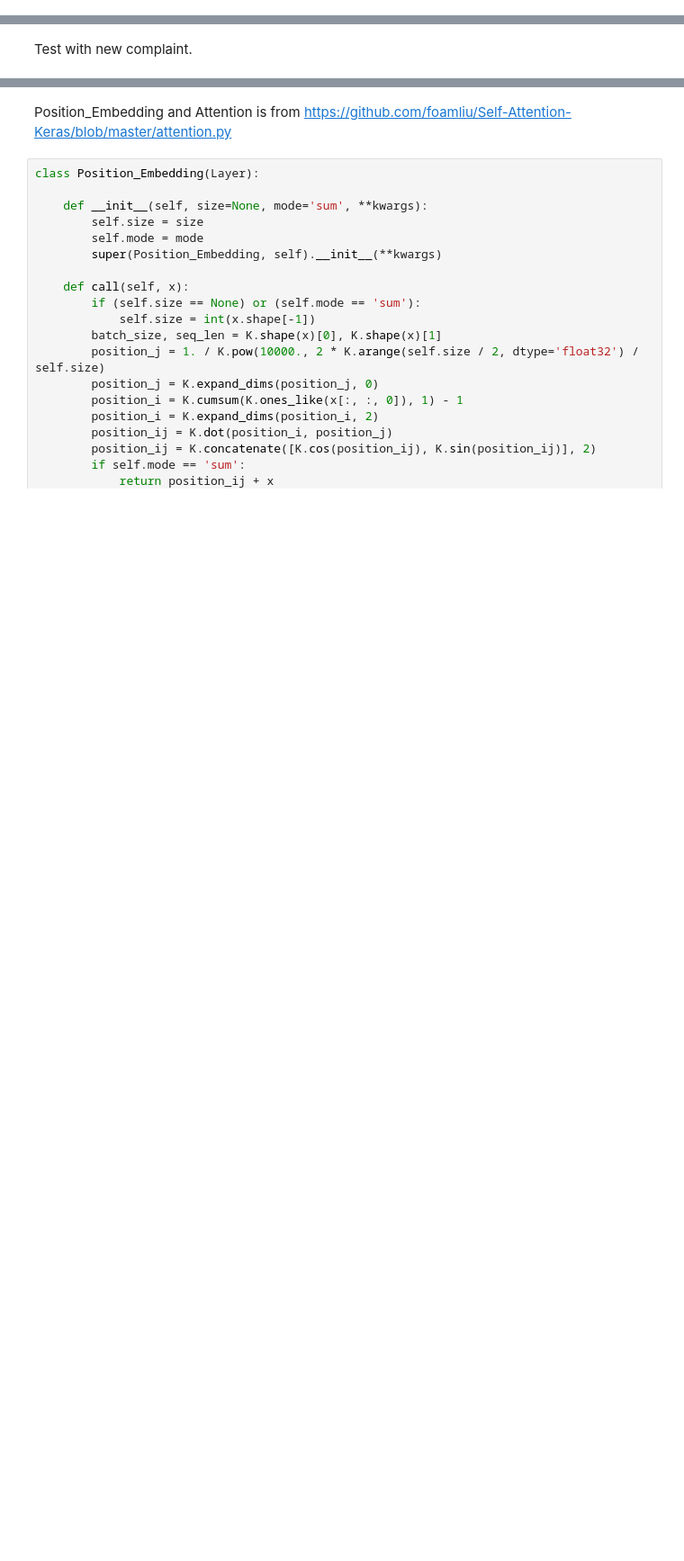
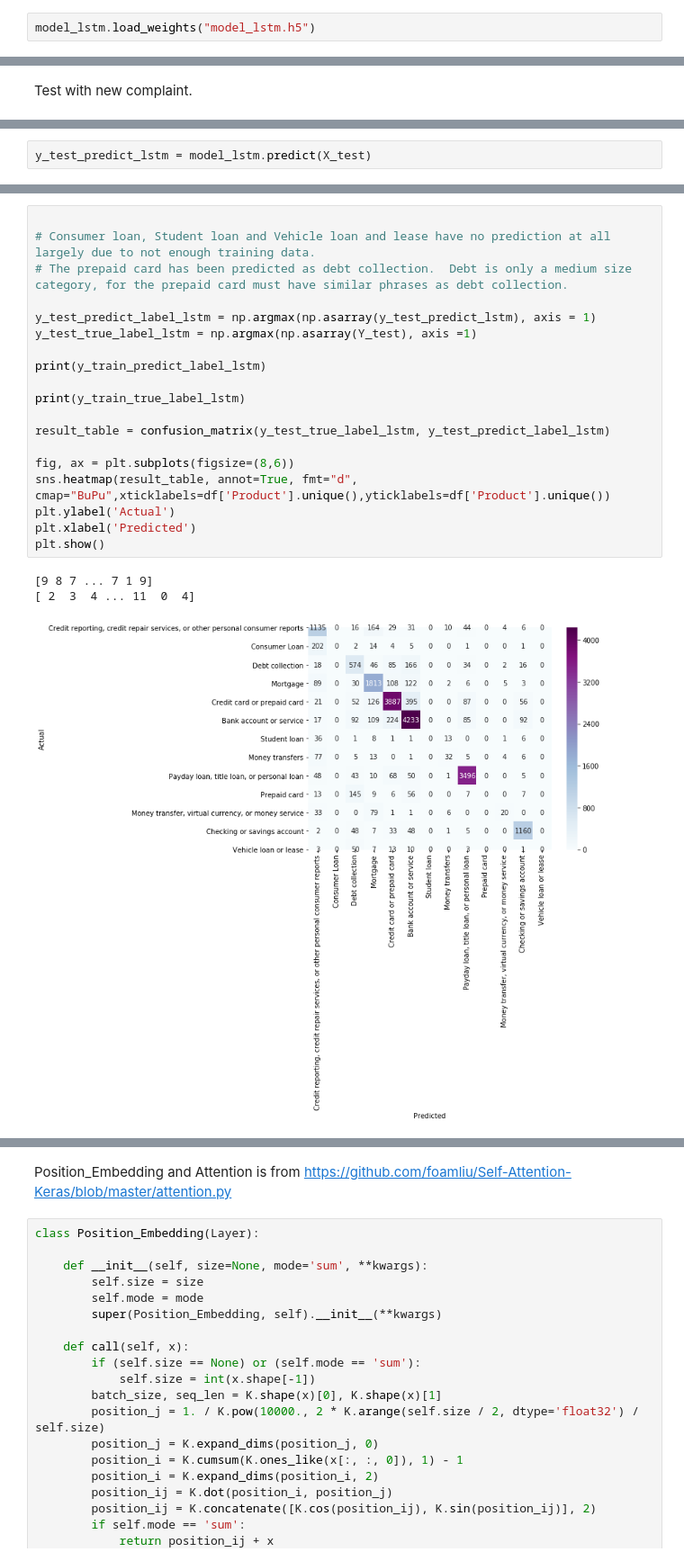
Before and after one commit to hong6us/W266_Fall2019_FinalProject, a Jupyter notebook: Customer_Complaints_Analysis.ipynb, the cells around one changed output, grey strips where cells are left out. Shown: that part at 90% size. Drawn from its saved outputs; the diff is of its cells as text; blank space fills up the shorter version.

```diff
--- a/Customer_Complaints_Analysis.ipynb
+++ b/Customer_Complaints_Analysis.ipynb
@@ -248 +279,3 @@ Epoch 5/5
+# %%
+model_lstm.load_weights("model_lstm.h5")
 # %%
@@ -318,0 +324,2 @@ pd.DataFrame(data = result_table)
+# %%
+y_test_predict_lstm = model_lstm.predict(X_test)
@@ -318,0 +342,23 @@ pd.DataFrame(data = result_table)
+# %%
+
+# Consumer loan, Student loan and Vehicle loan and lease have no prediction at all largely due to not enough training data.
+# The prepaid card has been predicted as debt collection.  Debt is only a medium size category, for the prepaid card must have similar phrases as debt collection.
+
+y_test_predict_label_lstm = np.argmax(np.asarray(y_test_predict_lstm), axis = 1)
+y_test_true_label_lstm = np.argmax(np.asarray(Y_test), axis =1)
+
+print(y_train_predict_label_lstm)
+
+print(y_train_true_label_lstm)
+
+result_table = confusion_matrix(y_test_true_label_lstm, y_test_predict_label_lstm)
+
+fig, ax = plt.subplots(figsize=(8,6))
+sns.heatmap(result_table, annot=True, fmt="d", cmap="BuPu",xticklabels=df['Product'].unique(),yticklabels=df['Product'].unique())
+plt.ylabel('Actual')
+plt.xlabel('Predicted')
+plt.show()
+# %% [output]
+[9 8 7 ... 7 1 9]
+[ 2  3  4 ... 11  0  4]
+[figure, added]
```
Also changed, not shown: parts of 44 cells of this notebook.
